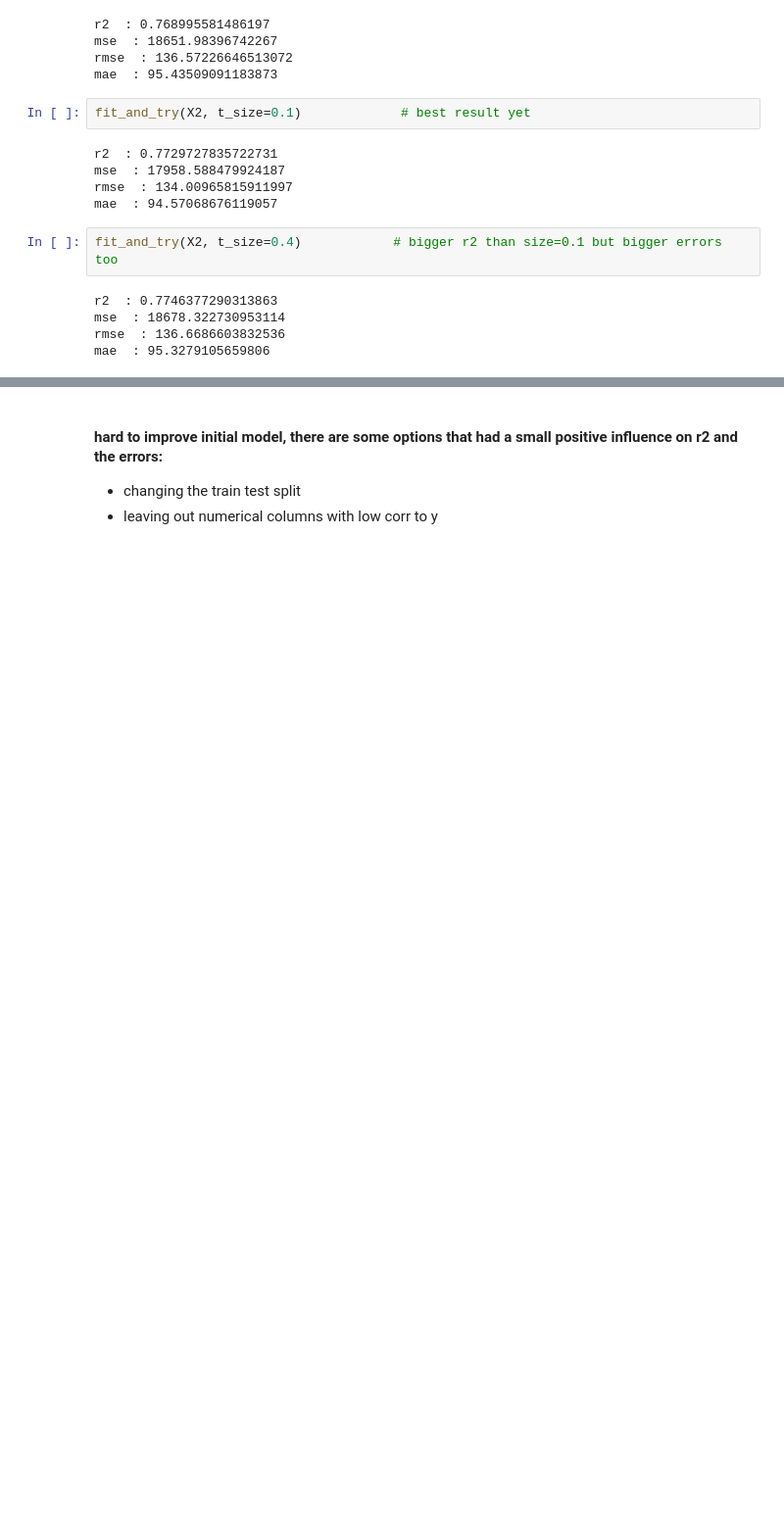
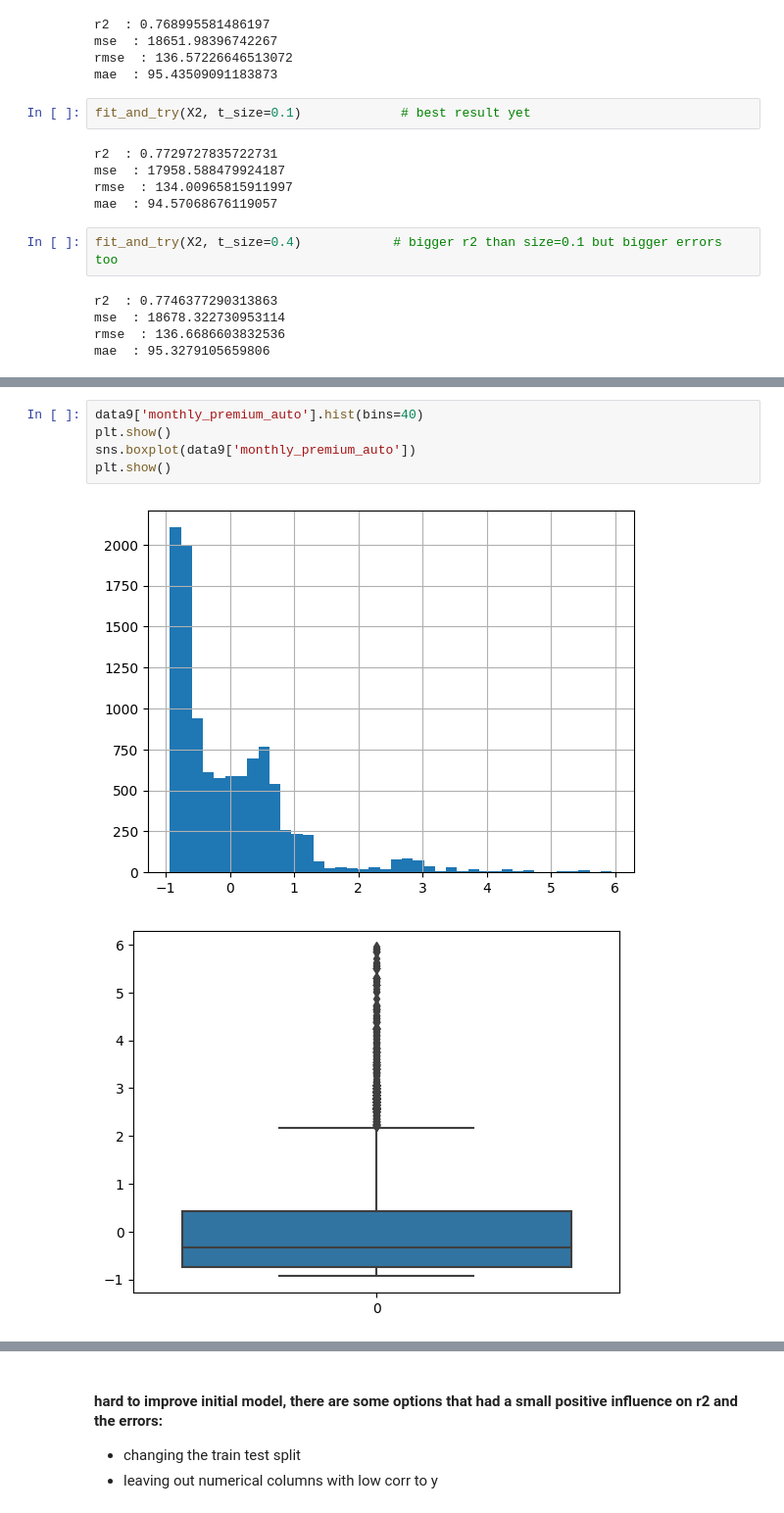
Before and after one commit to Xamweis/lab-customer-analysis-round-2, a Jupyter notebook: solution_6_7_final.ipynb, the cells around one changed output, grey strips where cells are left out. Shown at 98% size. Cells and saved outputs as stored; diff of their text form; blank space fills up the shorter version.

```diff
--- a/solution_6_7_final.ipynb
+++ b/solution_6_7_final.ipynb
@@ -336,0 +387,8 @@ mae  : 95.3279105659806
+# %%
+data9['monthly_premium_auto'].hist(bins=40)
+plt.show()
+sns.boxplot(data9['monthly_premium_auto'])
+plt.show()
+# %% [output]
+[figure, added]
+[figure, added]
```
Also changed, not shown: parts of 8 cells of this notebook.
